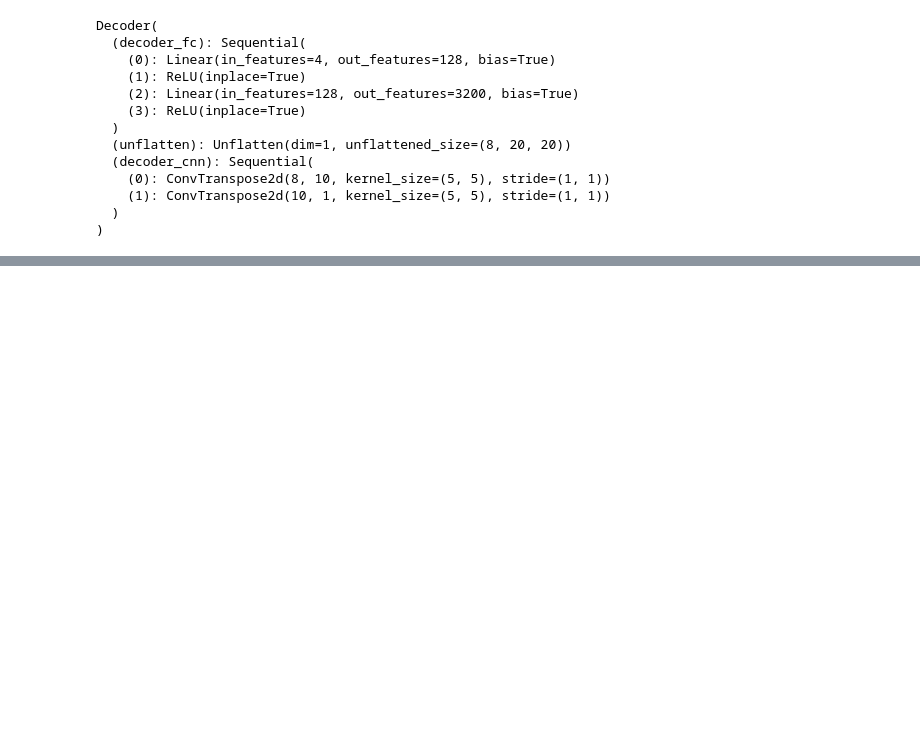
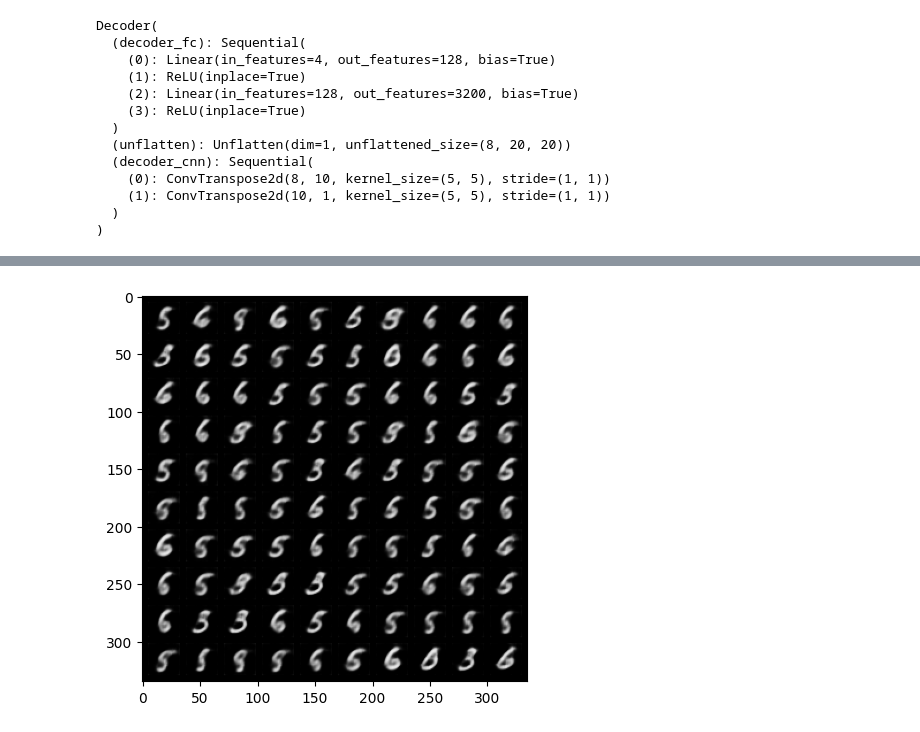
Before and after one commit to Zhigadlo/NeuronNetworksLabs-sem6, a Jupyter notebook: lectures/AE_pytorch.ipynb, the cells around one changed output, grey strips where cells are left out. Saved outputs shown, nothing was run; the diff lists cells and outputs as text; code cells hidden in the pictures; blank space fills up the shorter version.

```diff
--- a/lectures/AE_pytorch.ipynb
+++ b/lectures/AE_pytorch.ipynb
@@ -192,0 +223,29 @@ def test_epoch(encoder, decoder, device, dataloader, loss_fn):
+# %%
+encoder.eval()
+decoder.eval()
+
+with torch.no_grad():
+    data_iter = iter(test_loader)
+    images, labels = data_iter.__next__()
+
+    images = images.to(device)
+    hid = encoder(images)
+    hid = hid.cpu()
+
+    mean = hid.mean(dim = 0)
+    std = (hid - mean).pow(2).mean(dim = 0).sqrt()
+
+    hiddens = torch.rand(128, encoder_dim) * std + mean
+
+    hiddens = hiddens.to(device)
+    img_rec = decoder(hiddens)
+    img_rec = img_rec.cpu()
+
+    fig, ax = plt.subplots(figsize = (10, 5))
+    imgs = torchvision.utils.make_grid(img_rec[:100], 10, 5)
+    imgs = imgs.numpy()
+    imgs = np.transpose(imgs, (1, 2, 0))
+    plt.imshow(imgs)
+    plt.show()
+# %% [output]
+[figure, added]
```
Also changed, not shown: parts of 5 cells of this notebook.
